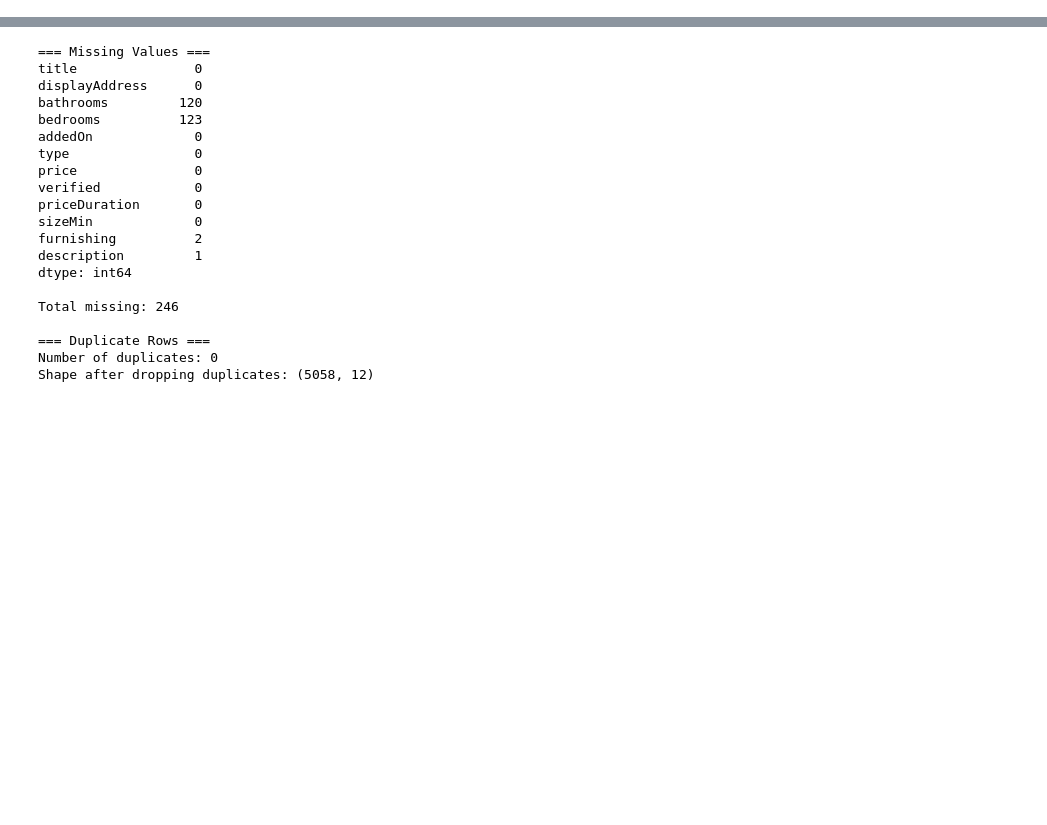
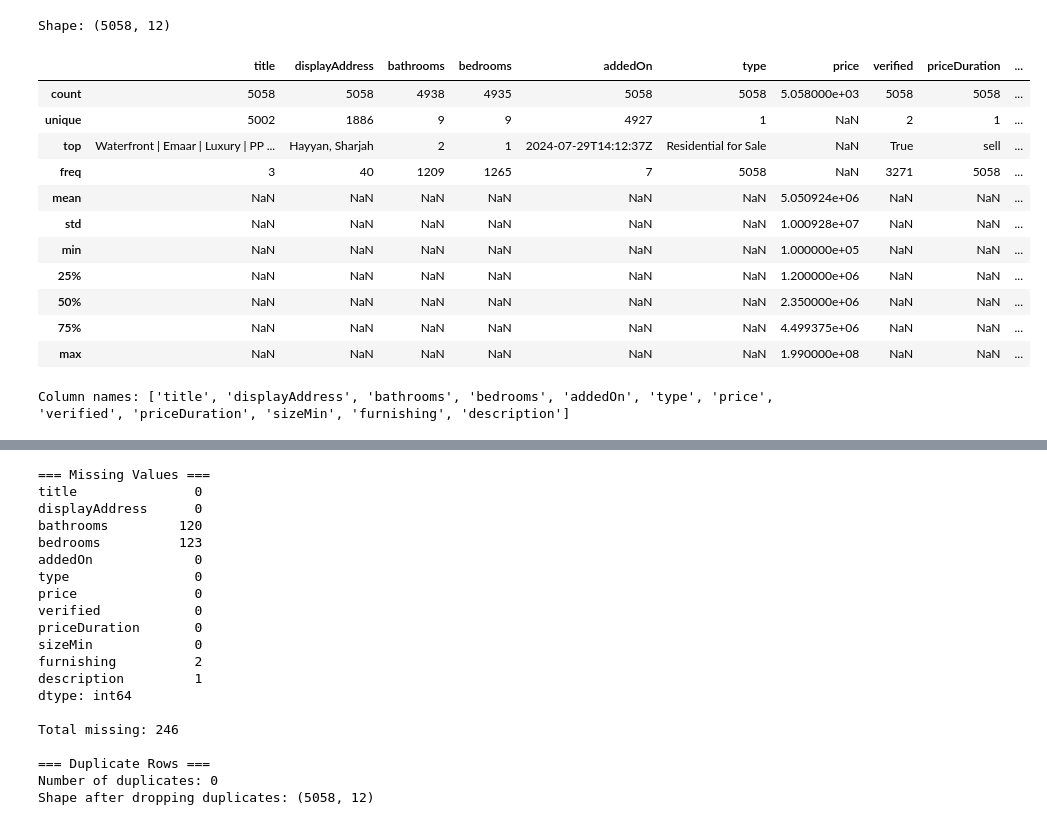
Before and after one commit to Jan-Hrusa/CSCI323_Project, a Jupyter notebook: CSCI323_PROJECT.ipynb, the cells around one changed output, grey strips where cells are left out. Saved outputs shown, nothing was run; the diff lists cells and outputs as text; code cells hidden in the pictures; blank space fills up the shorter version.

```diff
--- a/CSCI323_PROJECT.ipynb
+++ b/CSCI323_PROJECT.ipynb
@@ -44,0 +16,24 @@ First 3 rows:
+# %%
+# Basic overview
+print("Shape:", df.shape)
+# %% [output]
+Shape: (5058, 12)
+# %%
+df.describe(include='all')
+# %% [output]
+|  | title | displayAddress | bathrooms | bedrooms | addedOn | type | price | verified | priceDuration | ... |
+| count | 5058 | 5058 | 4938 | 4935 | 5058 | 5058 | 5.058000e+03 | 5058 | 5058 | ... |
+| unique | 5002 | 1886 | 9 | 9 | 4927 | 1 | NaN | 2 | 1 | ... |
+| top | Waterfront | Emaar | Luxury | PP ... | Hayyan, Sharjah | 2 | 1 | 2024-07-29T14:12:37Z | Residential for Sale | NaN | True | sell | ... |
+| freq | 3 | 40 | 1209 | 1265 | 7 | 5058 | NaN | 3271 | 5058 | ... |
+| mean | NaN | NaN | NaN | NaN | NaN | NaN | 5.050924e+06 | NaN | NaN | ... |
+| std | NaN | NaN | NaN | NaN | NaN | NaN | 1.000928e+07 | NaN | NaN | ... |
+| min | NaN | NaN | NaN | NaN | NaN | NaN | 1.000000e+05 | NaN | NaN | ... |
+| 25% | NaN | NaN | NaN | NaN | NaN | NaN | 1.200000e+06 | NaN | NaN | ... |
+| 50% | NaN | NaN | NaN | NaN | NaN | NaN | 2.350000e+06 | NaN | NaN | ... |
+| 75% | NaN | NaN | NaN | NaN | NaN | NaN | 4.499375e+06 | NaN | NaN | ... |
+| max | NaN | NaN | NaN | NaN | NaN | NaN | 1.990000e+08 | NaN | NaN | ... |
+# %%
+print("\nColumn names:", df.columns.tolist())
+# %% [output]
+Column names: ['title', 'displayAddress', 'bathrooms', 'bedrooms', 'addedOn', 'type', 'price', 'verified', 'priceDuration', 'sizeMin', 'furnishing', 'description']
```
Also changed, not shown: parts of 12 cells of this notebook, 1 other file.
